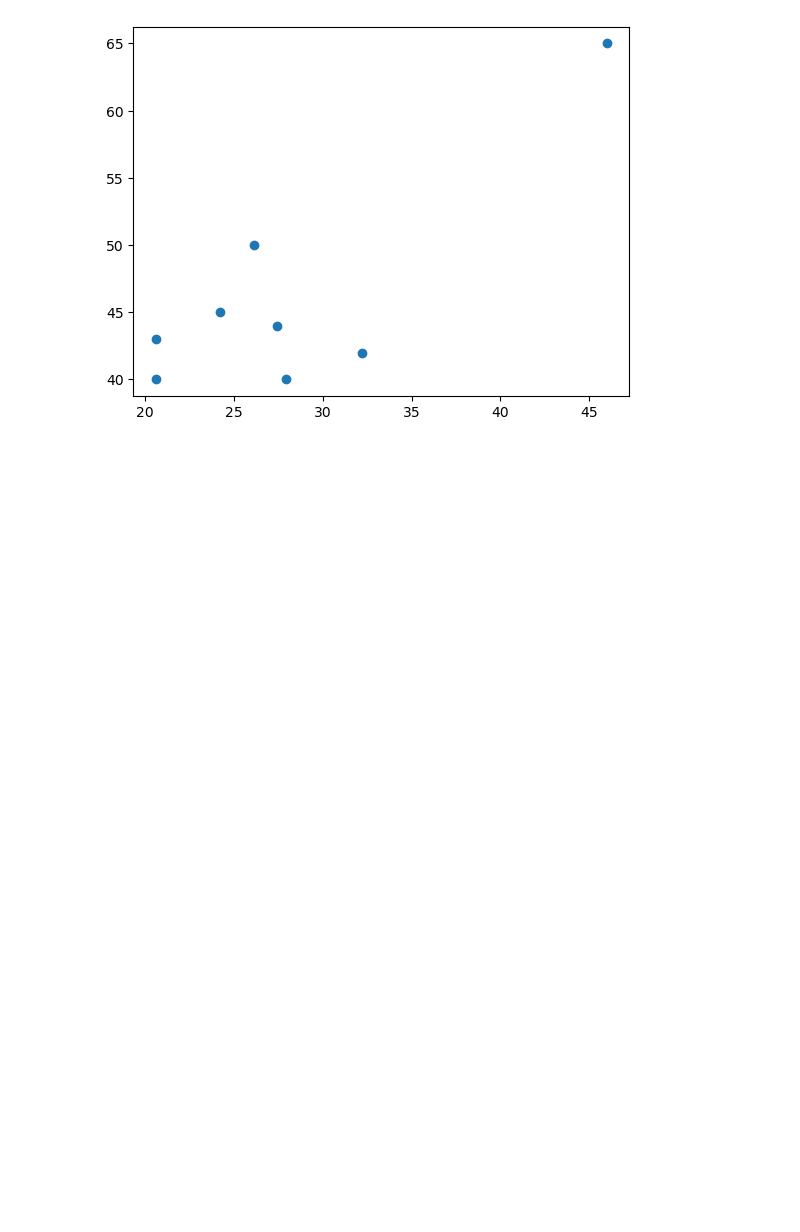
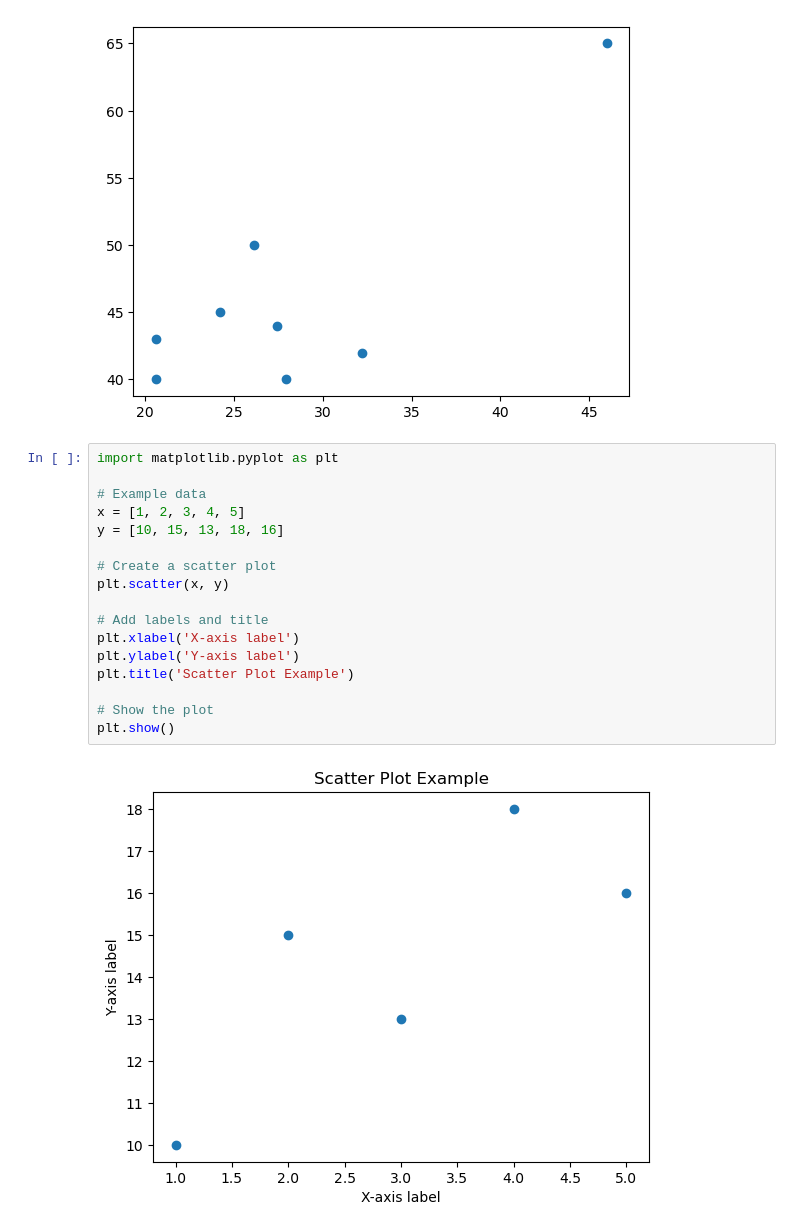
Before and after one commit to IfhamAhmedKhan/ARTIFICIAL-INTELLIGENCE-WEB-3.0-METAVERSE, a Jupyter notebook: Python/Machine Learning/practice_machine_learning.ipynb, the cells around one changed output. Drawn from its saved outputs; the diff is of its cells as text; blank space fills up the shorter version.

```diff
--- a/Python/Machine Learning/practice_machine_learning.ipynb
+++ b/Python/Machine Learning/practice_machine_learning.ipynb
@@ -46,3 +46,22 @@ plt.scatter(df['Music Recording Sales (millions)'],df['Claimed Sales (millions)'
 # %% [output]
 <matplotlib.collections.PathCollection at 0x...>
 [figure]
+# %%
+import matplotlib.pyplot as plt
+
+# Example data
+x = [1, 2, 3, 4, 5]
+y = [10, 15, 13, 18, 16]
+
+# Create a scatter plot
+plt.scatter(x, y)
+
+# Add labels and title
+plt.xlabel('X-axis label')
+plt.ylabel('Y-axis label')
+plt.title('Scatter Plot Example')
+
+# Show the plot
+plt.show()
+# %% [output]
+[figure, added]
```
Also changed, not shown: 1 other file.
